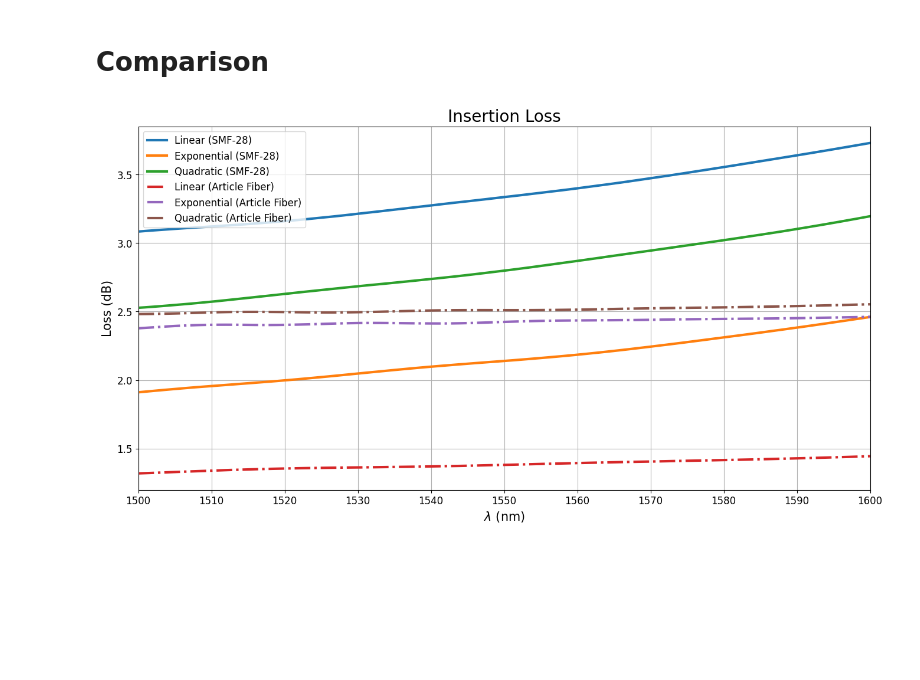
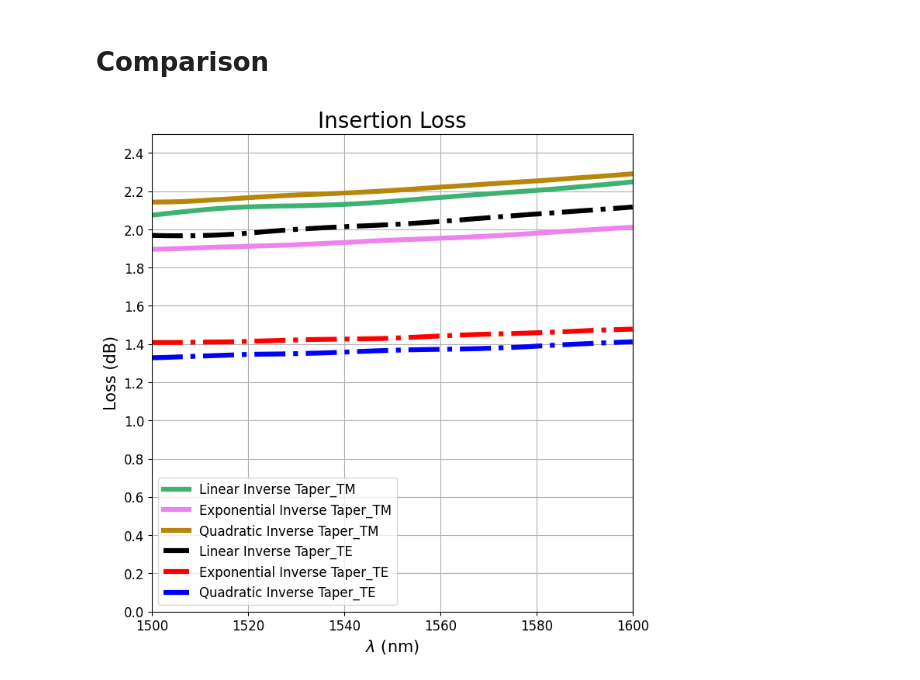
Before and after one commit to Leoopessoa/Edge-Coupler, a Jupyter notebook: Simulation/Components Assembly.ipynb, the cells around one changed output. Drawn from its saved outputs; the diff is of its cells as text; code cells hidden in the pictures; blank space fills up the shorter version.

```diff
--- a/Simulation/Components Assembly.ipynb
+++ b/Simulation/Components Assembly.ipynb
@@ -824,9 +790,9 @@ plt.savefig('../Documentation/Figures/Mode_convergence_Exp')
 # %%
-with open('SavedData/Exponential_DataW4.txt', 'wb') as file:
-    plk.dump([T, Tlog, Tmodes],file)
+with open('SavedData/Exponential_DataTM.txt', 'wb') as file:
+    plk.dump([T, Tlog],file)
 file.close()
 # %%
-with open('SavedData/Exponential_Data.txt', 'rb') as file:
+with open('SavedData/Exponential_DataTM.txt', 'rb') as file:
     Exponential_data = plk.load(file)
 file.close()
 
@@ -1186,9 +1158,9 @@ plt.savefig('../Documentation/Figures/Mode_convergence_Qua')
 # %%
-with open('SavedData/Quadratic_DataW4.txt', 'wb') as file:
-    plk.dump([T, Tlog, Tmodes],file)
+with open('SavedData/Quadratic_DataTE.txt', 'wb') as file:
+    plk.dump([T, Tlog],file)
 file.close()
 # %%
-with open('SavedData/Quadratic_Data.txt', 'rb') as file:
+with open('SavedData/Quadratic_DataTE.txt', 'rb') as file:
     Quadratic_data = plk.load(file)
 file.close()
 
@@ -1230,24 +1201,24 @@ file.close()
 # %%
 # Plotting mode convergence of the diferent shapes
 
-figure9 = plt.figure(figsize=(16,8))
-wavelength = np.linspace(1500,1600,len(Lin[1]))
+figure9 = plt.figure(figsize=(8,8))
+wavelength = np.linspace(1500,1600,len(LinTM[1]))
 plt.title('Insertion Loss', size = 20)
 
-plt.plot(wavelength, -Lin[1], linewidth = 3, label = 'Linear (SMF-28)')
-plt.plot(wavelength, -Exp[1], linewidth = 3, label = 'Exponential (SMF-28)')
-plt.plot(wavelength, -Qua[1], linewidth = 3, label = 'Quadratic (SMF-28)')
-plt.plot(wavelength, -Lin4[1],linestyle = '-.', linewidth = 3, label = 'Linear (Article Fiber)')
-plt.plot(wavelength, -Exp4[1],linestyle = '-.', linewidth = 3, label = 'Exponential (Article Fiber)')
-plt.plot(wavelength, -Qua4[1],linestyle = '-.', linewidth = 3, label = 'Quadratic (Article Fiber)')
+plt.plot(wavelength, -LinTM[1], linewidth = 4.5, label = 'Linear Inverse Taper_TM', color = 'mediumseagreen')
+plt.plot(wavelength, -ExpTM[1], linewidth = 4.5, label = 'Exponential Inverse Taper_TM', color = 'violet')
+plt.plot(wavelength, -QuaTM[1], linewidth = 4.5, label = 'Quadratic Inverse Taper_TM', color = 'darkgoldenrod')
+plt.plot(wavelength, -LinTE[1],linestyle = '-.', linewidth = 4.5, label = 'Linear Inverse Taper_TE', color = 'black')
+plt.plot(wavelength, -ExpTE[1],linestyle = '-.', linewidth = 4.5, label = 'Exponential Inverse Taper_TE', color = 'red')
+plt.plot(wavelength, -QuaTE[1],linestyle = '-.', linewidth = 4.5, label = 'Quadratic Inverse Taper_TE', color = 'blue')
 plt.legend(fontsize=12)
-plt.xticks(np.arange(1500,1601,10), size = 12)
+plt.xticks(np.arange(1500,1601,20), size = 12)
 plt.xlim(1500,1600)
-plt.yticks(size = 12)
-# plt.ylim(-3.25,-2.95)
+plt.yticks(np.arange(0,2.5,0.2),size = 12)
+plt.ylim(0,2.5)
 plt.xlabel('$\lambda$ (nm)', size = 15)
 plt.ylabel('Loss (dB)', size = 15)
 plt.grid()
 plt.savefig('../Documentation/Figures/Loss_All_Shapes')
 # %% [output]
-[figure, old version]
+[figure, new version]
```
Also changed, not shown: parts of 22 cells of this notebook, 38 other files.
